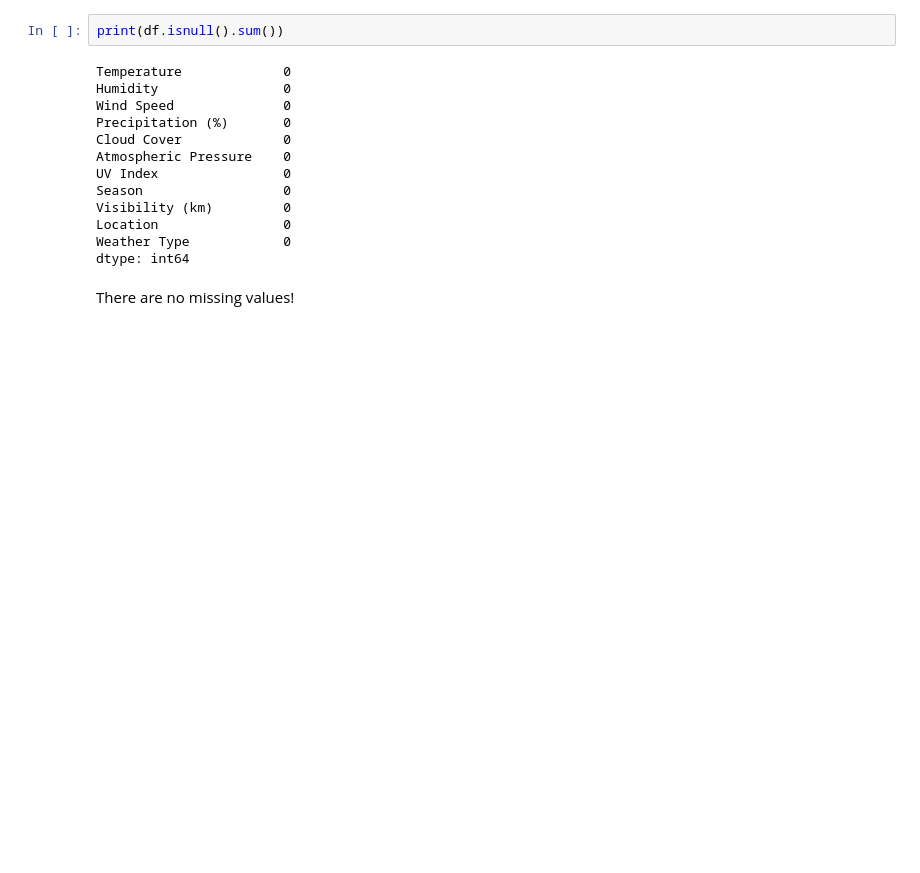
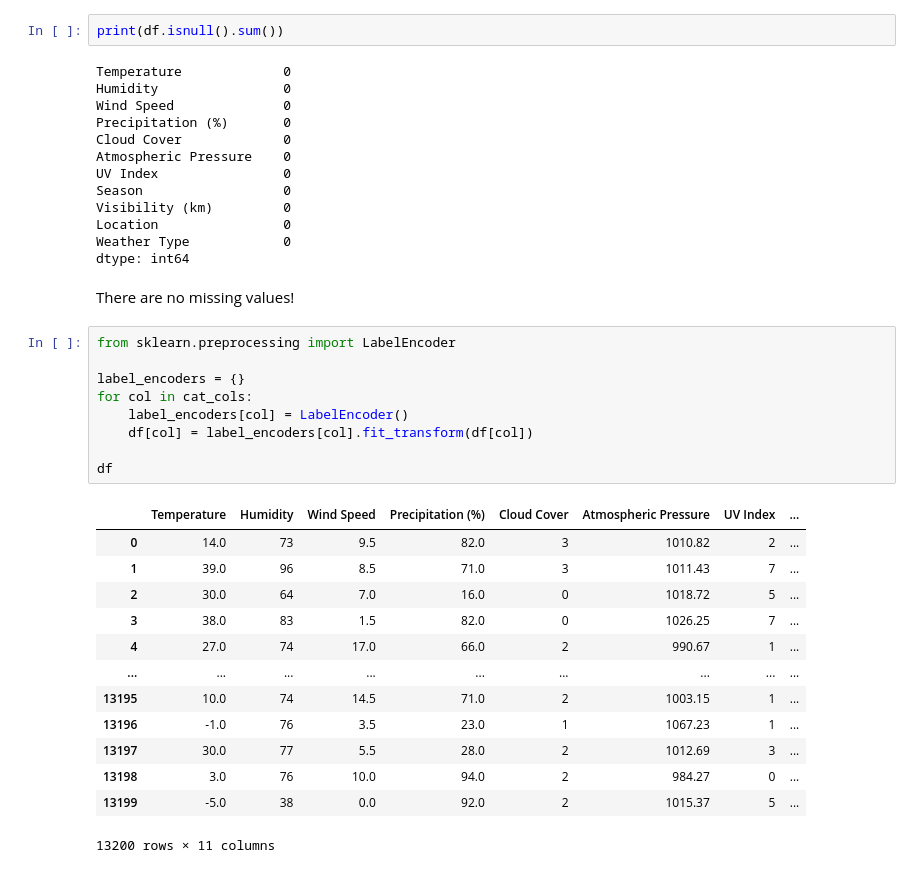
Before and after one commit to syeda-hafsa3/MACHINE_LEARNING, a Jupyter notebook: weather_prediction.ipynb, the cells around one changed output. Cells and saved outputs as stored; diff of their text form; blank space fills up the shorter version.

```diff
--- a/weather_prediction.ipynb
+++ b/weather_prediction.ipynb
@@ -67,3 +67,26 @@ Weather Type            0
 dtype: int64
 # %% [markdown]
 There are no missing values!
+# %%
+from sklearn.preprocessing import LabelEncoder
+
+label_encoders = {}
+for col in cat_cols:
+    label_encoders[col] = LabelEncoder()
+    df[col] = label_encoders[col].fit_transform(df[col])
+
+df
+# %% [output]
+|  | Temperature | Humidity | Wind Speed | Precipitation (%) | Cloud Cover | Atmospheric Pressure | UV Index | ... |
+| 0 | 14.0 | 73 | 9.5 | 82.0 | 3 | 1010.82 | 2 | ... |
+| 1 | 39.0 | 96 | 8.5 | 71.0 | 3 | 1011.43 | 7 | ... |
+| 2 | 30.0 | 64 | 7.0 | 16.0 | 0 | 1018.72 | 5 | ... |
+| 3 | 38.0 | 83 | 1.5 | 82.0 | 0 | 1026.25 | 7 | ... |
+| 4 | 27.0 | 74 | 17.0 | 66.0 | 2 | 990.67 | 1 | ... |
+| ... | ... | ... | ... | ... | ... | ... | ... | ... |
+| 13195 | 10.0 | 74 | 14.5 | 71.0 | 2 | 1003.15 | 1 | ... |
+| 13196 | -1.0 | 76 | 3.5 | 23.0 | 1 | 1067.23 | 1 | ... |
+| 13197 | 30.0 | 77 | 5.5 | 28.0 | 2 | 1012.69 | 3 | ... |
+| 13198 | 3.0 | 76 | 10.0 | 94.0 | 2 | 984.27 | 0 | ... |
+| 13199 | -5.0 | 38 | 0.0 | 92.0 | 2 | 1015.37 | 5 | ... |
+13200 rows × 11 columns
```
